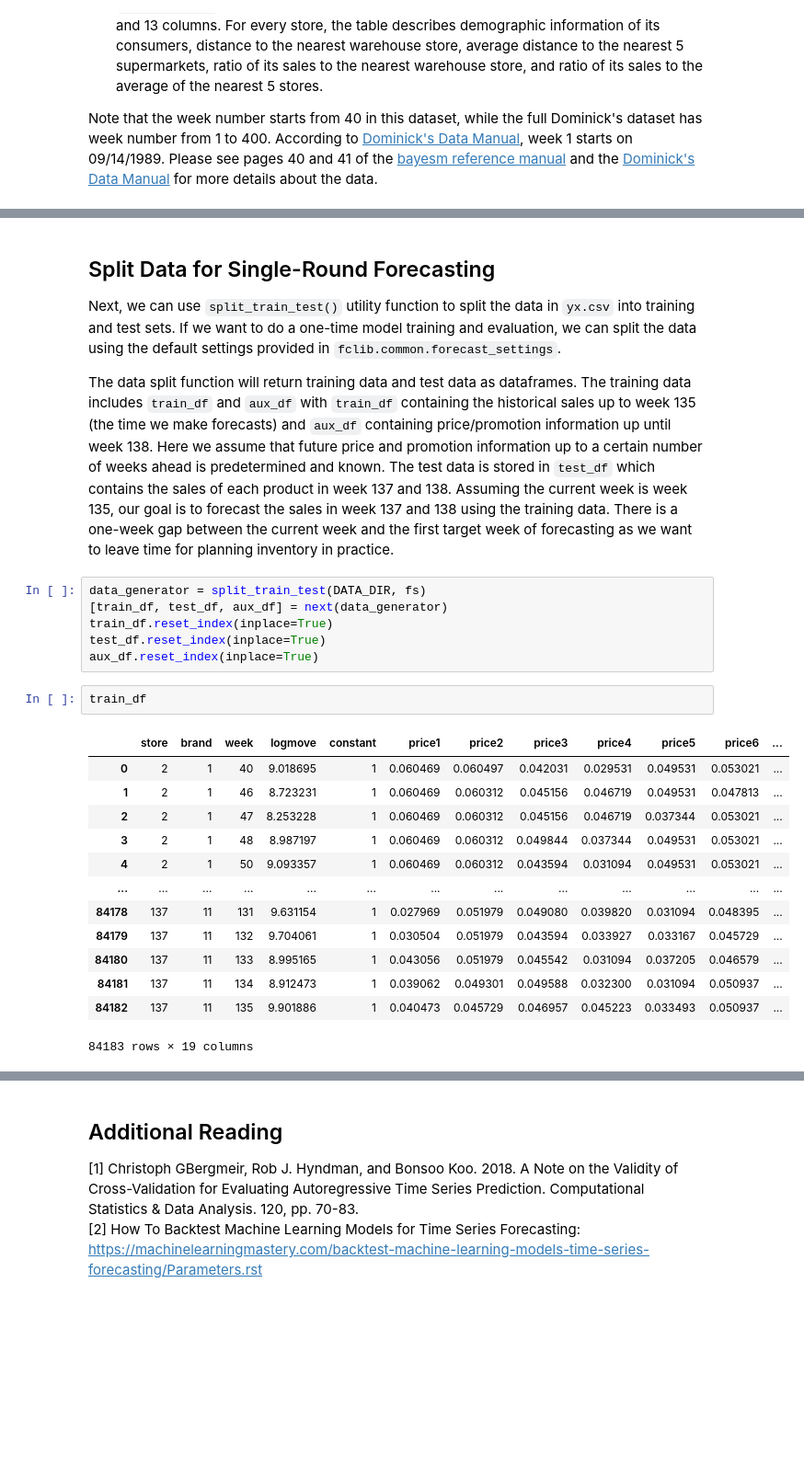
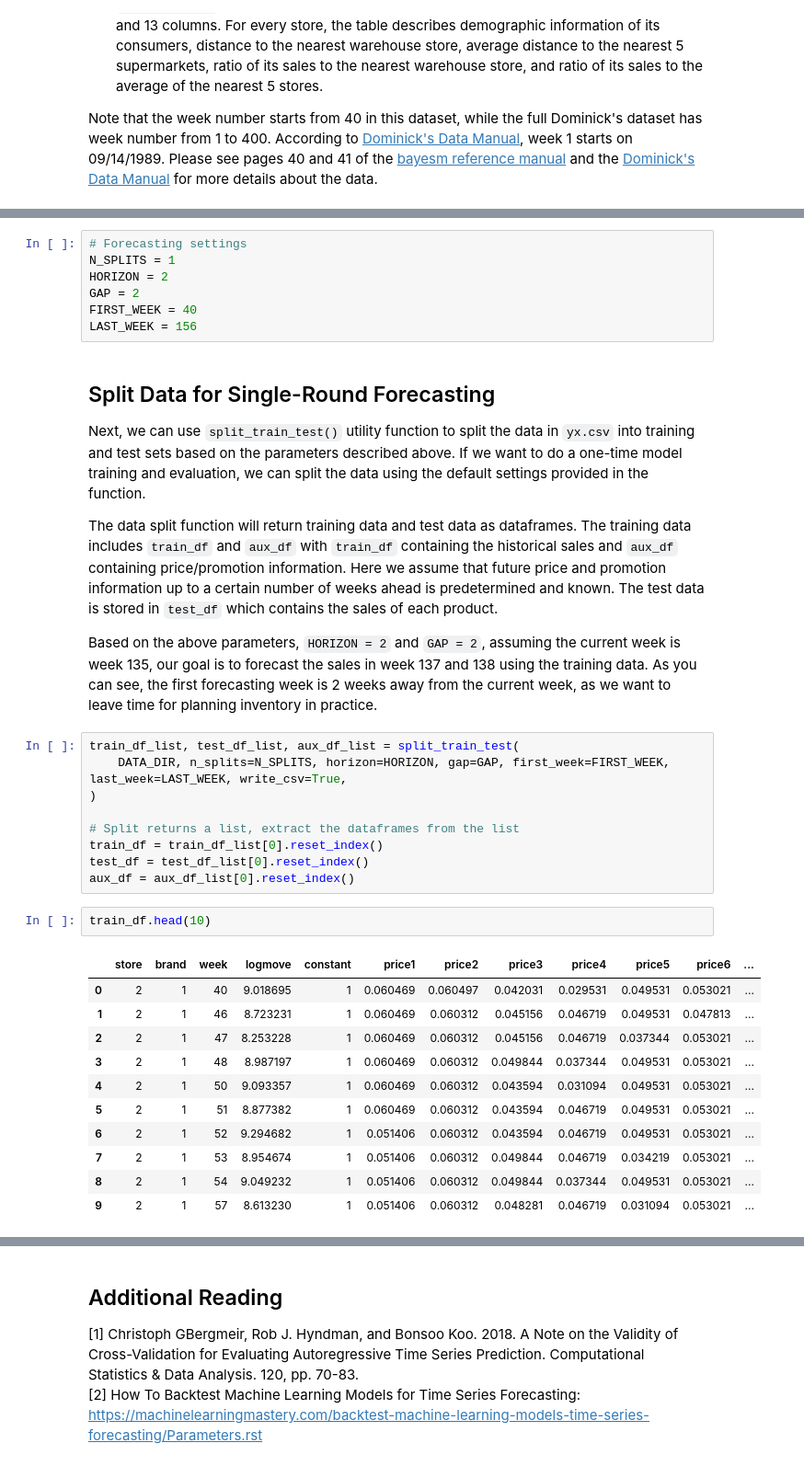
Before and after one commit to sdonohoo/forecasting, a Jupyter notebook: examples/01_prepare_data/data_prepare_retail.ipynb, the cells around one changed output, grey strips where cells are left out. Shown: that part at 92% size. Saved outputs shown, nothing was run; the diff lists cells and outputs as text; blank space fills up the shorter version.

```diff
--- a/examples/01_prepare_data/data_prepare_retail.ipynb
+++ b/examples/01_prepare_data/data_prepare_retail.ipynb
@@ -55,29 +63,39 @@ Data download completed. Data saved to /data/home/chenhui/work/forecasting/ojdat
+# %%
+# Forecasting settings
+N_SPLITS = 1
+HORIZON = 2
+GAP = 2
+FIRST_WEEK = 40
+LAST_WEEK = 156
 # %% [markdown]
 ## Split Data for Single-Round Forecasting
 
-Next, we can use `split_train_test()` utility function to split the data in `yx.csv` into training and test sets. If we want to do a one-time model training and evaluation, we can split the data using the default settings provided in `fclib.common.forecast_settings`.
+Next, we can use `split_train_test()` utility function to split the data in `yx.csv` into training and test sets based on the parameters described above. If we want to do a one-time model training and evaluation, we can split the data using the default settings provided in the function.
 
-The data split function will return training data and test data as dataframes. The training data includes `train_df` and `aux_df` with `train_df` containing the historical sales up to week 135 (the time we make forecasts) and `aux_df` containing price/promotion information up until week 138. Here we assume that future price and promotion information up to a certain number of weeks ahead is predetermined and known. The test data is stored in `test_df` which contains the sales of each product in week 137 and 138. Assuming the current week is week 135, our goal is to forecast the sales in week 137 and 138 using the training data. There is a one-week gap between the current week and the first target week of forecasting as we want to leave time for planning inventory in practice.
+The data split function will return training data and test data as dataframes. The training data includes `train_df` and `aux_df` with `train_df` containing the historical sales and `aux_df` containing price/promotion information. Here we assume that future price and promotion information up to a certain number of weeks ahead is predetermined and known. The test data is stored in `test_df` which contains the sales of each product.
+
+Based on the above parameters, `HORIZON = 2` and `GAP = 2`, assuming the current week is week 135, our goal is to forecast the sales in week 137 and 138 using the training data. As you can see, the first forecasting week is 2 weeks away from the current week, as we want to leave time for planning inventory in practice.
-# %%
-data_generator = split_train_test(DATA_DIR, fs)
-[train_df, test_df, aux_df] = next(data_generator)
-train_df.reset_index(inplace=True)
-test_df.reset_index(inplace=True)
-aux_df.reset_index(inplace=True)
+# %%
+train_df_list, test_df_list, aux_df_list = split_train_test(
+    DATA_DIR, n_splits=N_SPLITS, horizon=HORIZON, gap=GAP, first_week=FIRST_WEEK, last_week=LAST_WEEK, write_csv=True,
+)
+
+# Split returns a list, extract the dataframes from the list
+train_df = train_df_list[0].reset_index()
+test_df = test_df_list[0].reset_index()
+aux_df = aux_df_list[0].reset_index()
 # %%
-train_df
+train_df.head(10)
 # %% [output]
 |  | store | brand | week | logmove | constant | price1 | price2 | price3 | price4 | price5 | price6 | ... |
 | 0 | 2 | 1 | 40 | 9.018695 | 1 | 0.060469 | 0.060497 | 0.042031 | 0.029531 | 0.049531 | 0.053021 | ... |
 | 1 | 2 | 1 | 46 | 8.723231 | 1 | 0.060469 | 0.060312 | 0.045156 | 0.046719 | 0.049531 | 0.047813 | ... |
 | 2 | 2 | 1 | 47 | 8.253228 | 1 | 0.060469 | 0.060312 | 0.045156 | 0.046719 | 0.037344 | 0.053021 | ... |
 | 3 | 2 | 1 | 48 | 8.987197 | 1 | 0.060469 | 0.060312 | 0.049844 | 0.037344 | 0.049531 | 0.053021 | ... |
 | 4 | 2 | 1 | 50 | 9.093357 | 1 | 0.060469 | 0.060312 | 0.043594 | 0.031094 | 0.049531 | 0.053021 | ... |
-| ... | ... | ... | ... | ... | ... | ... | ... | ... | ... | ... | ... | ... |
-| 84178 | 137 | 11 | 131 | 9.631154 | 1 | 0.027969 | 0.051979 | 0.049080 | 0.039820 | 0.031094 | 0.048395 | ... |
-| 84179 | 137 | 11 | 132 | 9.704061 | 1 | 0.030504 | 0.051979 | 0.043594 | 0.033927 | 0.033167 | 0.045729 | ... |
-| 84180 | 137 | 11 | 133 | 8.995165 | 1 | 0.043056 | 0.051979 | 0.045542 | 0.031094 | 0.037205 | 0.046579 | ... |
-| 84181 | 137 | 11 | 134 | 8.912473 | 1 | 0.039062 | 0.049301 | 0.049588 | 0.032300 | 0.031094 | 0.050937 | ... |
-| 84182 | 137 | 11 | 135 | 9.901886 | 1 | 0.040473 | 0.045729 | 0.046957 | 0.045223 | 0.033493 | 0.050937 | ... |
+| 5 | 2 | 1 | 51 | 8.877382 | 1 | 0.060469 | 0.060312 | 0.043594 | 0.046719 | 0.049531 | 0.053021 | ... |
+| 6 | 2 | 1 | 52 | 9.294682 | 1 | 0.051406 | 0.060312 | 0.043594 | 0.046719 | 0.049531 | 0.053021 | ... |
+| 7 | 2 | 1 | 53 | 8.954674 | 1 | 0.051406 | 0.060312 | 0.049844 | 0.046719 | 0.034219 | 0.053021 | ... |
+| 8 | 2 | 1 | 54 | 9.049232 | 1 | 0.051406 | 0.060312 | 0.049844 | 0.037344 | 0.049531 | 0.053021 | ... |
+| 9 | 2 | 1 | 57 | 8.613230 | 1 | 0.051406 | 0.060312 | 0.048281 | 0.046719 | 0.031094 | 0.053021 | ... |
-84183 rows × 19 columns
 # %%
```
Also changed, not shown: parts of 9 cells of this notebook, 7 other files.
